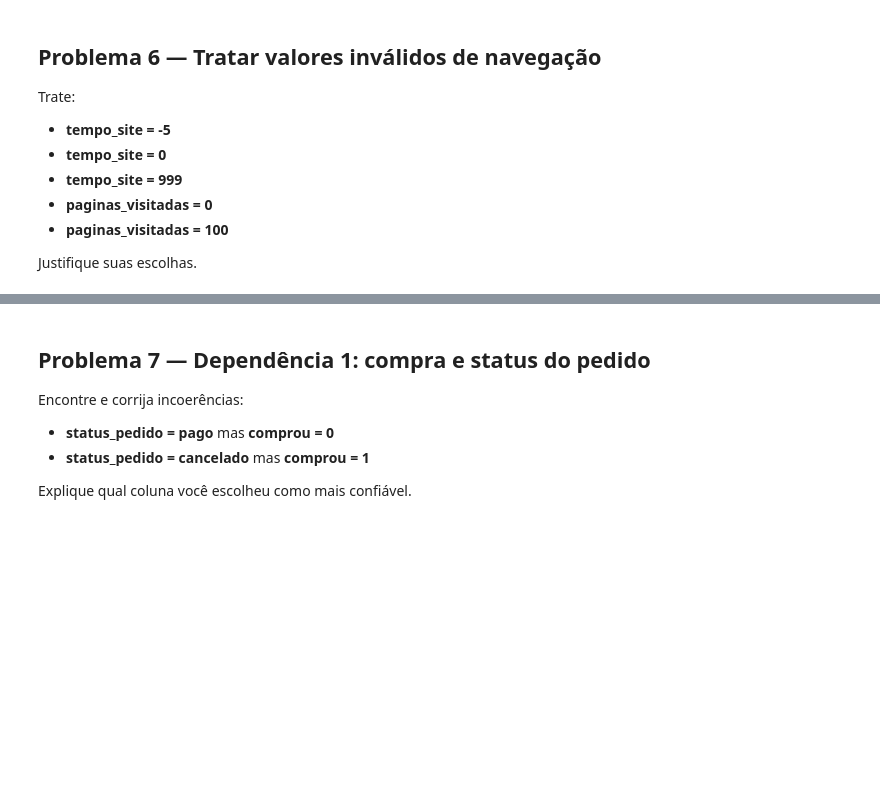
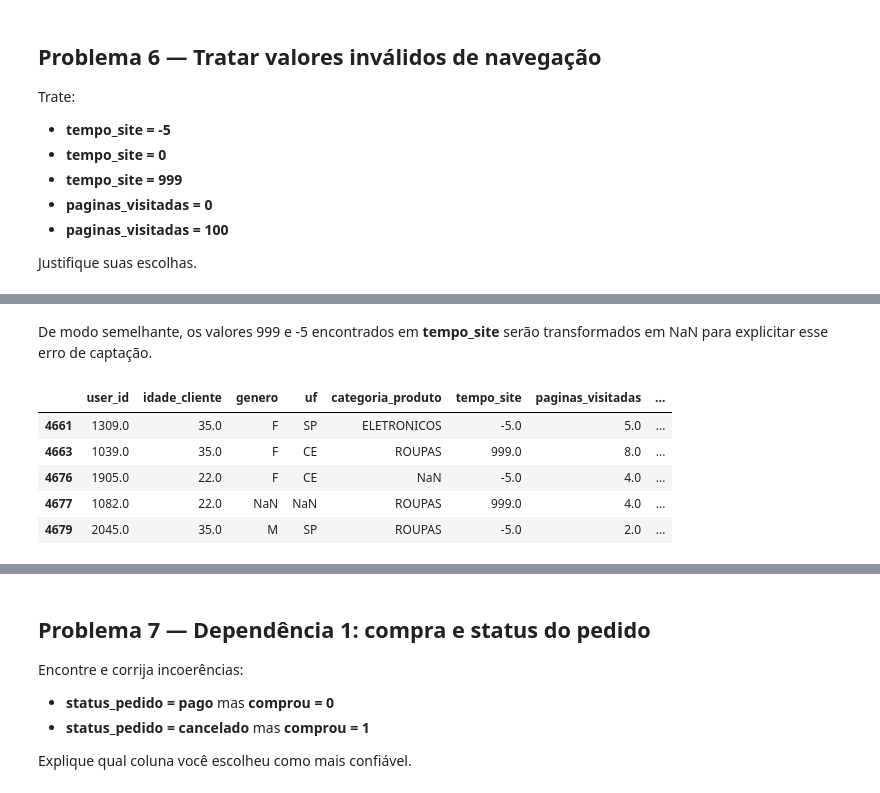
Before and after one commit to Somutt/revisao_py, a Jupyter notebook: 02_data_analysis/pandas_auditoria.ipynb, the cells around one changed output, grey strips where cells are left out. Drawn from its saved outputs; the diff is of its cells as text; code cells hidden in the pictures; blank space fills up the shorter version.

```diff
--- a/02_data_analysis/pandas_auditoria.ipynb
+++ b/02_data_analysis/pandas_auditoria.ipynb
@@ -540,0 +564,4 @@ Justifique suas escolhas.
+# %%
+clean_df.loc[clean_df['paginas_visitadas'] == 100, 'paginas_visitadas'] = np.nan
+
+clean_df['paginas_visitadas'].value_counts()
@@ -540,0 +579,11 @@ Justifique suas escolhas.
+# %% [markdown]
+De modo semelhante, os valores 999 e -5 encontrados em **tempo_site** serão transformados em NaN para explicitar esse erro de captação.
+# %%
+clean_df[ (clean_df['tempo_site'] == 999) | (clean_df['tempo_site'] < 0.0) ].tail()
+# %% [output]
+|  | user_id | idade_cliente | genero | uf | categoria_produto | tempo_site | paginas_visitadas | ... |
+| 4661 | 1309.0 | 35.0 | F | SP | ELETRONICOS | -5.0 | 5.0 | ... |
+| 4663 | 1039.0 | 35.0 | F | CE | ROUPAS | 999.0 | 8.0 | ... |
+| 4676 | 1905.0 | 22.0 | F | CE | NaN | -5.0 | 4.0 | ... |
+| 4677 | 1082.0 | 22.0 | NaN | NaN | ROUPAS | 999.0 | 4.0 | ... |
+| 4679 | 2045.0 | 35.0 | M | SP | ROUPAS | -5.0 | 2.0 | ... |
```
Also changed, not shown: parts of 7 cells of this notebook.
